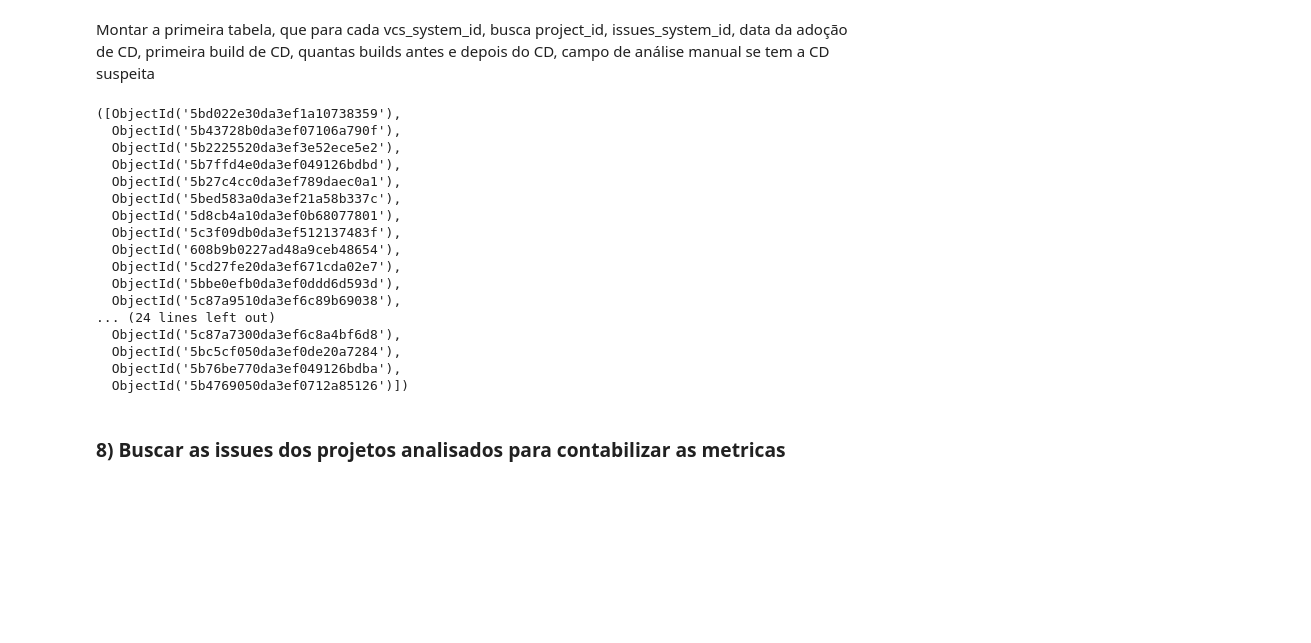
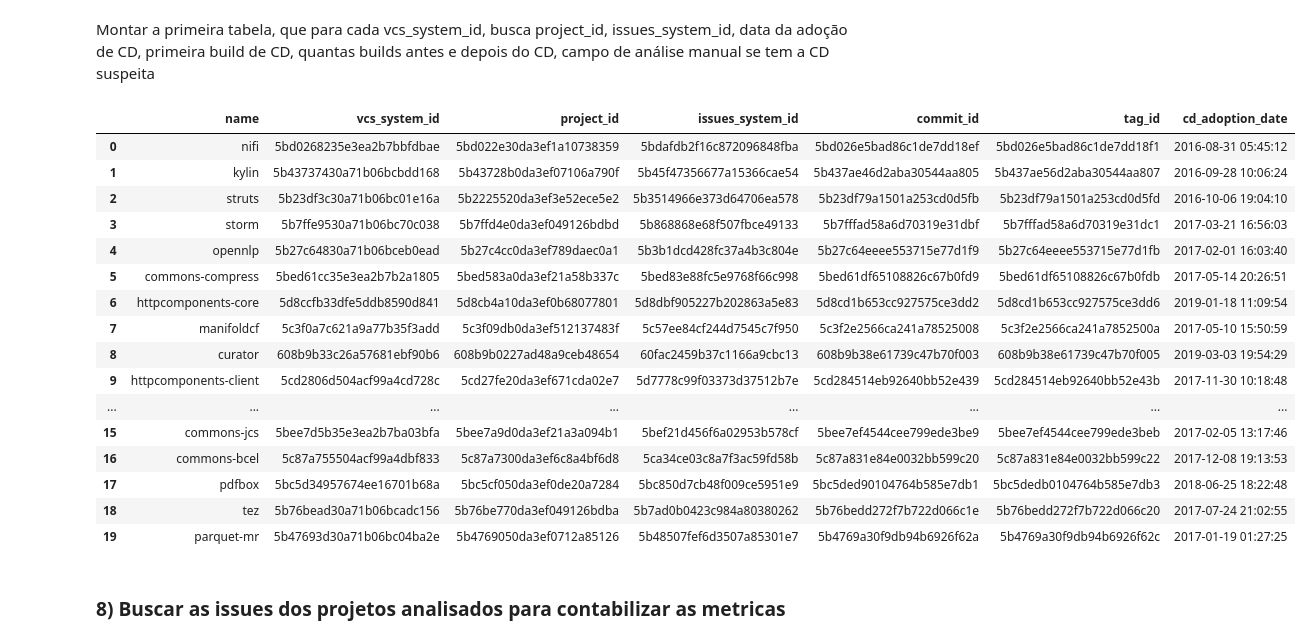
Before and after one commit to diegoandrade-iuv/msr-ch2022-cd, a Jupyter notebook: perguntas de pesquisa.ipynb, the cells around one changed output. Drawn from its saved outputs; the diff is of its cells as text; code cells hidden in the pictures; blank space fills up the shorter version.

```diff
--- a/perguntas de pesquisa.ipynb
+++ b/perguntas de pesquisa.ipynb
@@ -140,5 +140,5 @@ dtype: int64
 # %%
-BuildsValidosPorCommit = BuildsValidos[['_id', 'vcs_system_id', 'commit_id', 'number', 'state', 'started_at', 'finished_at']].groupby(['commit_id'], as_index=False, sort=False).min()
+BuildsValidosPorCommit = BuildsValidos[['_id', 'vcs_system_id', 'commit_id', 'number', 'state', 'started_at', 'finished_at']].groupby(['commit_id'], as_index=False, sort=False).max()
 # %%
 vcsComCD = BuildsValidosPorCommit[['vcs_system_id','_id']].groupby(['vcs_system_id'], as_index=False).agg('count').sort_values(by=['_id'], ascending=False)
 vcsComCD = vcsComCD.query('_id > 2')
@@ -197,41 +203,49 @@ vcsList
 Montar a primeira tabela, que para cada vcs_system_id, busca project_id, issues_system_id, data da adoção de CD, primeira build de CD, quantas builds antes e depois do CD, campo de análise manual se tem a CD suspeita
 # %%
 issue_system = pd.DataFrame(list(db.issue_system.find()))
-project_ids = []
+projects = pd.DataFrame(list(db.project.find()))
+listaDosProjetosComCD = []
 issues_system_ids = []
 for vcs in vcsList:
     # Buscar informações sobre o projeto
     project_id = vcs_systems.query('_id == @vcs').iloc[0,2]
-    project_ids.append(project_id)
+
+    #nome do projeto
+    name = projects.query('_id == @project_id').iloc[0,1]
 
     # Informações sobre o issue system
-    issues_system_id = issue_system.query('project_id == @project_id').iloc[0,1]
+    issues_system_id = issue_system.query('project_id == @project_id').iloc[0,0]
     issues_system_ids.append(issues_system_id)
 
-    # Pegar o commit da build considerada como a build de adoção
-    #BuildsValidosPorCommit.query('vcs_system_id == @a').sort_values(by=['started_at']).iloc[1,5]
+    # Pegar o commit da build considerada como a build de adoção (desconsiderando o primeiro)
+    commit_id_DaBuilld = BuildsValidosPorCommit.query('vcs_system_id == @vcs').sort_values(by=['started_at']).iloc[1,0]
+
 
     # Pegar a release com o commit de build de adoção
+    id_tag_Adocao_CD = tagsDeRelase.query('commit_id == @commit_id_DaBuilld').iloc[0,0]
+    data_de_adocao = tagsDeRelase.query('commit_id == @commit_id_DaBuilld').iloc[0,6]
 
-    # Montar dataframe
-project_ids, issues_system_ids
+    listaDosProjetosComCD.append([name , vcs,project_id, issues_system_id, commit_id_DaBuilld, id_tag_Adocao_CD, data_de_adocao  ])
+
+dfProjetosComCD = pd.DataFrame(listaDosProjetosComCD, columns=['name', 'vcs_system_id', 'project_id', 'issues_system_id', 'commit_id', 'tag_id', 'cd_adoption_date' ])
+dfProjetosComCD
 # %% [output]
-([ObjectId('5bd022e30da3ef1a10738359'),
-  ObjectId('5b43728b0da3ef07106a790f'),
-  ObjectId('5b2225520da3ef3e52ece5e2'),
-  ObjectId('5b7ffd4e0da3ef049126bdbd'),
-  ObjectId('5b27c4cc0da3ef789daec0a1'),
-  ObjectId('5bed583a0da3ef21a58b337c'),
-  ObjectId('5d8cb4a10da3ef0b68077801'),
-  ObjectId('5c3f09db0da3ef512137483f'),
-  ObjectId('608b9b0227ad48a9ceb48654'),
-  ObjectId('5cd27fe20da3ef671cda02e7'),
-  ObjectId('5bbe0efb0da3ef0ddd6d593d'),
-  ObjectId('5c87a9510da3ef6c89b69038'),
-... (24 lines left out)
-  ObjectId('5c87a7300da3ef6c8a4bf6d8'),
-  ObjectId('5bc5cf050da3ef0de20a7284'),
-  ObjectId('5b76be770da3ef049126bdba'),
-  ObjectId('5b4769050da3ef0712a85126')])
+|  | name | vcs_system_id | project_id | issues_system_id | commit_id | tag_id | cd_adoption_date |
+| 0 | nifi | 5bd0268235e3ea2b7bbfdbae | 5bd022e30da3ef1a10738359 | 5bdafdb2f16c872096848fba | 5bd026e5bad86c1de7dd18ef | 5bd026e5bad86c1de7dd18f1 | 2016-08-31 05:45:12 |
+| 1 | kylin | 5b43737430a71b06bcbdd168 | 5b43728b0da3ef07106a790f | 5b45f47356677a15366cae54 | 5b437ae46d2aba30544aa805 | 5b437ae56d2aba30544aa807 | 2016-09-28 10:06:24 |
+| 2 | struts | 5b23df3c30a71b06bc01e16a | 5b2225520da3ef3e52ece5e2 | 5b3514966e373d64706ea578 | 5b23df79a1501a253cd0d5fb | 5b23df79a1501a253cd0d5fd | 2016-10-06 19:04:10 |
+| 3 | storm | 5b7ffe9530a71b06bc70c038 | 5b7ffd4e0da3ef049126bdbd | 5b868868e68f507fbce49133 | 5b7fffad58a6d70319e31dbf | 5b7fffad58a6d70319e31dc1 | 2017-03-21 16:56:03 |
+| 4 | opennlp | 5b27c64830a71b06bceb0ead | 5b27c4cc0da3ef789daec0a1 | 5b3b1dcd428fc37a4b3c804e | 5b27c64eeee553715e77d1f9 | 5b27c64eeee553715e77d1fb | 2017-02-01 16:03:40 |
+| 5 | commons-compress | 5bed61cc35e3ea2b7b2a1805 | 5bed583a0da3ef21a58b337c | 5bed83e88fc5e9768f66c998 | 5bed61df65108826c67b0fd9 | 5bed61df65108826c67b0fdb | 2017-05-14 20:26:51 |
+| 6 | httpcomponents-core | 5d8ccfb33dfe5ddb8590d841 | 5d8cb4a10da3ef0b68077801 | 5d8dbf905227b202863a5e83 | 5d8cd1b653cc927575ce3dd2 | 5d8cd1b653cc927575ce3dd6 | 2019-01-18 11:09:54 |
+| 7 | manifoldcf | 5c3f0a7c621a9a77b35f3add | 5c3f09db0da3ef512137483f | 5c57ee84cf244d7545c7f950 | 5c3f2e2566ca241a78525008 | 5c3f2e2566ca241a7852500a | 2017-05-10 15:50:59 |
+| 8 | curator | 608b9b33c26a57681ebf90b6 | 608b9b0227ad48a9ceb48654 | 60fac2459b37c1166a9cbc13 | 608b9b38e61739c47b70f003 | 608b9b38e61739c47b70f005 | 2019-03-03 19:54:29 |
+| 9 | httpcomponents-client | 5cd2806d504acf99a4cd728c | 5cd27fe20da3ef671cda02e7 | 5d7778c99f03373d37512b7e | 5cd284514eb92640bb52e439 | 5cd284514eb92640bb52e43b | 2017-11-30 10:18:48 |
+| ... | ... | ... | ... | ... | ... | ... | ... |
+| 15 | commons-jcs | 5bee7d5b35e3ea2b7ba03bfa | 5bee7a9d0da3ef21a3a094b1 | 5bef21d456f6a02953b578cf | 5bee7ef4544cee799ede3be9 | 5bee7ef4544cee799ede3beb | 2017-02-05 13:17:46 |
+| 16 | commons-bcel | 5c87a755504acf99a4dbf833 | 5c87a7300da3ef6c8a4bf6d8 | 5ca34ce03c8a7f3ac59fd58b | 5c87a831e84e0032bb599c20 | 5c87a831e84e0032bb599c22 | 2017-12-08 19:13:53 |
+| 17 | pdfbox | 5bc5d34957674ee16701b68a | 5bc5cf050da3ef0de20a7284 | 5bc850d7cb48f009ce5951e9 | 5bc5ded90104764b585e7db1 | 5bc5dedb0104764b585e7db3 | 2018-06-25 18:22:48 |
+| 18 | tez | 5b76bead30a71b06bcadc156 | 5b76be770da3ef049126bdba | 5b7ad0b0423c984a80380262 | 5b76bedd272f7b722d066c1e | 5b76bedd272f7b722d066c20 | 2017-07-24 21:02:55 |
+| 19 | parquet-mr | 5b47693d30a71b06bc04ba2e | 5b4769050da3ef0712a85126 | 5b48507fef6d3507a85301e7 | 5b4769a30f9db94b6926f62a | 5b4769a30f9db94b6926f62c | 2017-01-19 01:27:25 |
 # %% [markdown]
 ### 8) Buscar as issues dos projetos analisados para contabilizar as metricas
```
Also changed, not shown: parts of 15 cells of this notebook, 1 other file.
